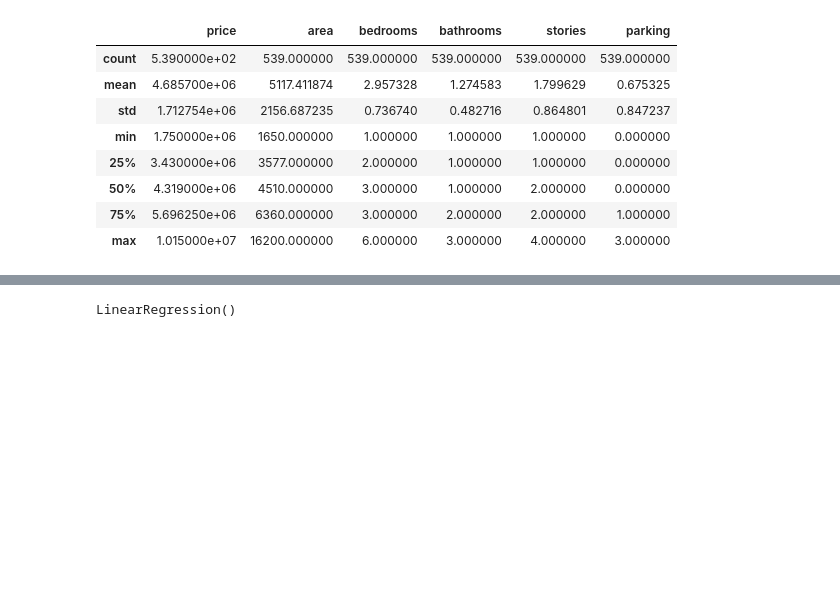
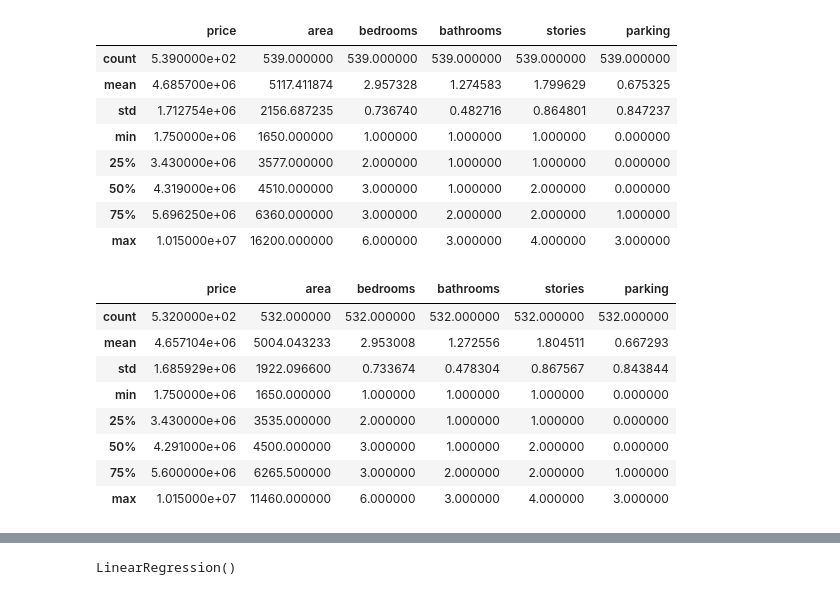
Before and after one commit to Anudip-Paudel/housePricePrediction, a Jupyter notebook: housePricePrediction.ipynb, the cells around one changed output, grey strips where cells are left out. Saved outputs shown, nothing was run; the diff lists cells and outputs as text; code cells hidden in the pictures; blank space fills up the shorter version.

```diff
--- a/housePricePrediction.ipynb
+++ b/housePricePrediction.ipynb
@@ -87,6 +88,21 @@ data.describe()
 | 50% | 4.319000e+06 | 4510.000000 | 3.000000 | 1.000000 | 2.000000 | 0.000000 |
 | 75% | 5.696250e+06 | 6360.000000 | 3.000000 | 2.000000 | 2.000000 | 1.000000 |
 | max | 1.015000e+07 | 16200.000000 | 6.000000 | 3.000000 | 4.000000 | 3.000000 |
+# %%
+from scipy import stats
+z_scores = np.abs(stats.zscore(data["area"]))
+data= data[z_scores < 3]  # Keep rows where price z-score < 3
+data.describe()
+# %% [output]
+|  | price | area | bedrooms | bathrooms | stories | parking |
+| count | 5.320000e+02 | 532.000000 | 532.000000 | 532.000000 | 532.000000 | 532.000000 |
+| mean | 4.657104e+06 | 5004.043233 | 2.953008 | 1.272556 | 1.804511 | 0.667293 |
+| std | 1.685929e+06 | 1922.096600 | 0.733674 | 0.478304 | 0.867567 | 0.843844 |
+| min | 1.750000e+06 | 1650.000000 | 1.000000 | 1.000000 | 1.000000 | 0.000000 |
+| 25% | 3.430000e+06 | 3535.000000 | 2.000000 | 1.000000 | 1.000000 | 0.000000 |
+| 50% | 4.291000e+06 | 4500.000000 | 3.000000 | 1.000000 | 2.000000 | 0.000000 |
+| 75% | 5.600000e+06 | 6265.500000 | 3.000000 | 2.000000 | 2.000000 | 1.000000 |
+| max | 1.015000e+07 | 11460.000000 | 6.000000 | 3.000000 | 4.000000 | 3.000000 |
 # %%
 from sklearn.preprocessing import MinMaxScaler
 scaler = MinMaxScaler()
```
Also changed, not shown: parts of 12 cells of this notebook, 3 other files.
